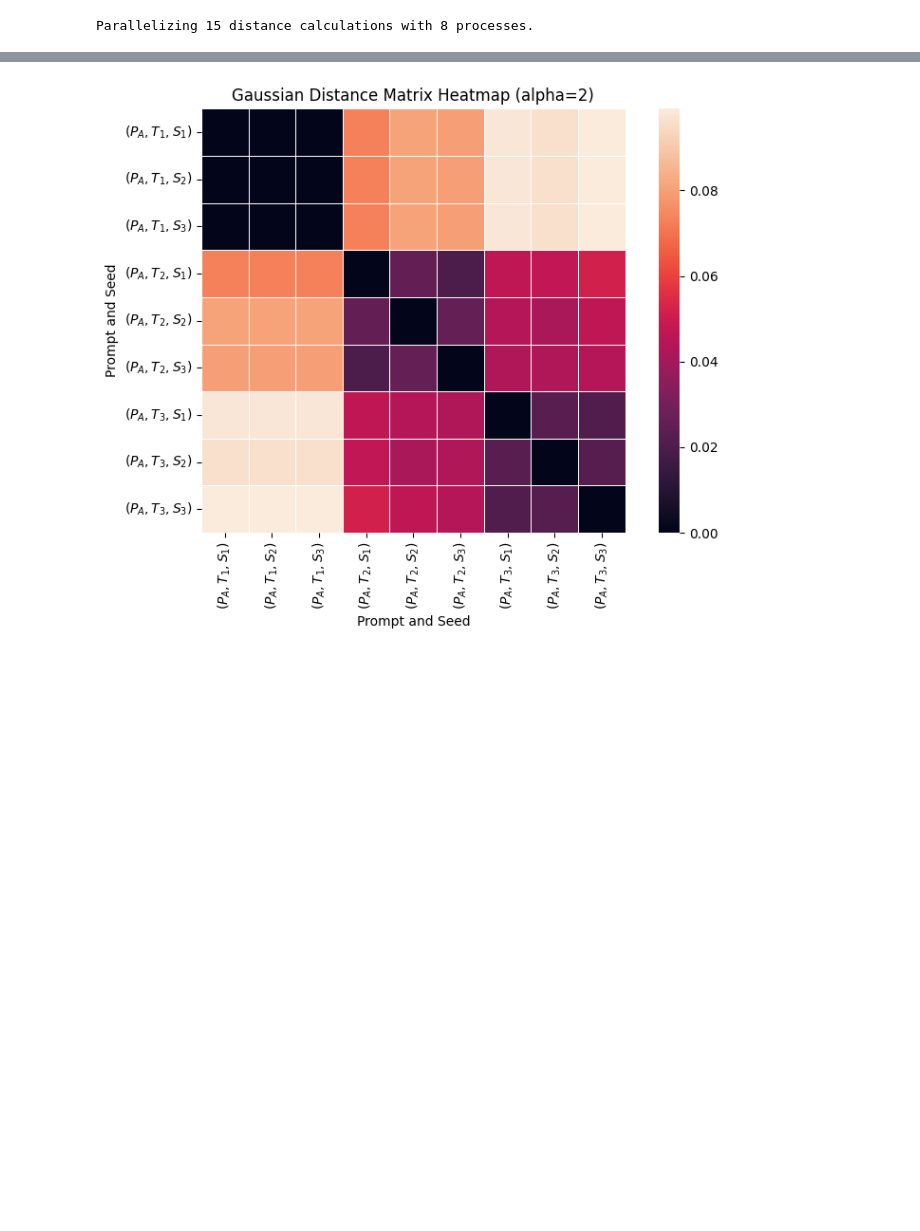
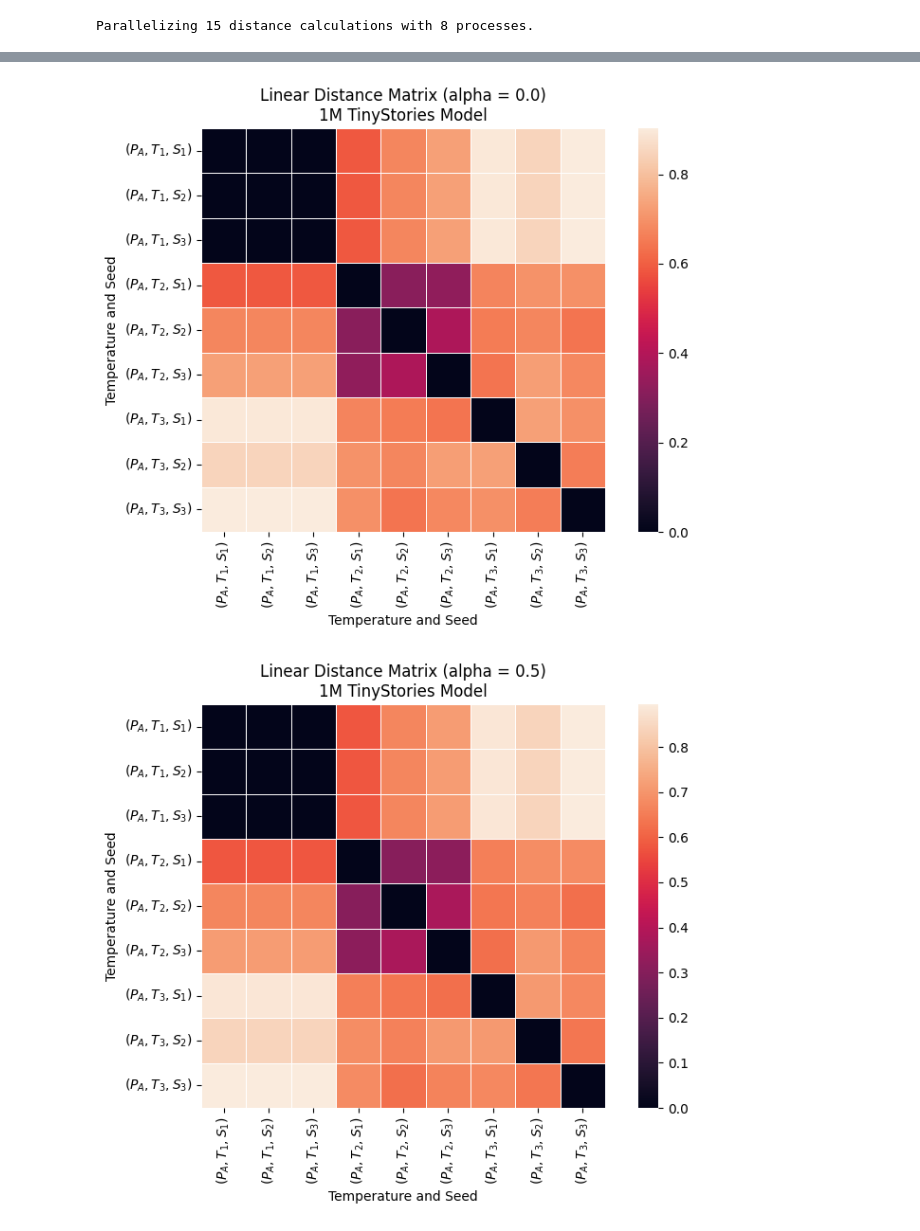
Before and after one commit to joshstallings/NEUR310, a Jupyter notebook: Experiments/data_analysis.ipynb, the cells around one changed output, grey strips where cells are left out. Drawn from its saved outputs; the diff is of its cells as text; code cells hidden in the pictures; blank space fills up the shorter version.

```diff
--- a/Experiments/data_analysis.ipynb
+++ b/Experiments/data_analysis.ipynb
@@ -116,24 +166,18 @@ Parallelizing 15 distance calculations with 8 processes.
 # %%
 ### LINEAR PROCRUSTES DISTANCE ###
 
-split_data = [np.array_split(x, 2) for x in Xs]
-X_train = [x for (x, _) in split_data ]
-X_test = [x for (_, x) in split_data]
-
-# print(Xs[0].shape)
-# print(X_train[0].shape)
-# print(X_test[0].shape)
-
-alphas = [0, 0.5, 1] # alphas to use for linear metric
 linear_distances = [] # array of distances
 
-# print(f"len(Xs)={len(Xs)}")
-# print(f"len(X_train)={len(X_train)}")
-# print(f"len(X_test)={len(X_test)}")
+# # Array of [ (Time points, Neurons), ... ]
+Xs = []
+for i in range(mean_trajectories.shape[0]):
+    Xs.append(mean_trajectories[i])
 
+print(Xs[0].shape)
+alphas = [0, 0.5, 1] # alphas to use for linear metric
 
 for alpha in alphas:
-    metric = LinearMetric(alpha=alpha, score_method="euclidean")
+    metric = LinearMetric(alpha=alpha)
     # train_dist, test_dist = metric.pairwise_distances(X_train, X_test)
     test_dist, _ = metric.pairwise_distances(Xs)
     linear_distances.append(test_dist)
@@ -247,33 +213,49 @@ Parallelizing 36 distance calculations with 8 processes.
 Parallelizing 36 distance calculations with 8 processes.
 # %%
 
-# font = {'size': 10}
-# plt.rc('font', **font)
 
-plt.figure(figsize=(8, 6)) # Adjust figure size as needed
+# For measuring 1 prompt
+n_T, n_S = per_trial_data.shape[:2]
+labels = [rf"$(P_A, T_{{{t+1}}}, S_{{{s+1}}})$" for t in range(n_T) for s in range(n_S)]
 
-n_T, n_S = per_trial_data.shape[:2]
+# For measuring 2 prompts at 1 temperature
+# labels_a = [rf"$(P_A, T_x, S_{{{s+1}}})$" for s in range(n_S)]
+# labels_b = [rf"$(P_B, T_x, S_{{{s+1}}})$" for s in range(n_S)]
+# labels = labels_a+labels_b
 
-labels = [rf"$(P_A, T_{{{t+1}}}, S_{{{s+1}}})$" for t in range(n_T) for s in range(n_S)]
-# labels = [rf"$(P_{{{t+1}}}, T_{1}, S_{{{s+1}}})$" for t in range(2) for s in range(n_S)]
+label_title = "Temperature and Seed"
+subtitle = "1M TinyStories Model"
+# subtitle = f"\nT = {round(TEMPERATURES[TEMP], 1)}"
 
-# labels_2 = [rf"$(P_B, T_{{{t+1}}}, S_{{{s+1}}})$" for t in range(5) for s in range(n_S)]
+def save_graphs(distances, is_linear_distance=True):
+    try:
+        is_linear_distance = (distances == linear_distances)
+    except:
+        is_linear_distance = False
 
-sns.heatmap(linear_distances[2],
-            xticklabels=labels,
-            yticklabels=labels,
-            square=True,
-            annot=False,
-            fmt=".2f",
-            linewidths=.5)
+    for i in range(len(distances)):
+        plt.figure(figsize=(8, 6)) # Adjust figure size as needed
+        sns.heatmap(distances[i],
+                    xticklabels=labels,
+                    yticklabels=labels,
+                    square=True,
+                    annot=False,
+                    fmt=".2f",
+                    linewidths=.5)
+
+        title = f"{'Linear' if is_linear_distance else 'Gaussian'} Distance Matrix (alpha = { i/2.0 if is_linear_distance else i })"
+        if(subtitle):
+            title += "\n" + subtitle
+        plt.title(title)
+        plt.xlabel(label_title)
+        plt.ylabel(label_title)
 
 
-plt.title('Linear Distance Matrix Heatmap (alpha=0)')
-plt.xlabel("Prompt and Seed")
-plt.ylabel("Prompt and Seed")
+        plt.tight_layout()
+        file_name = f"1M_{'linear' if is_linear_distance else 'gaussian'}_alpha_{i}.png"
+        plt.savefig(f'results/{file_name}')
 
-
-plt.tight_layout()
-plt.show()
+save_graphs(linear_distances)
 # %% [output]
-[figure, old version]
+[figure, new version]
+[figure, added]
```
Also changed, not shown: parts of 12 cells of this notebook, 2 other files.
